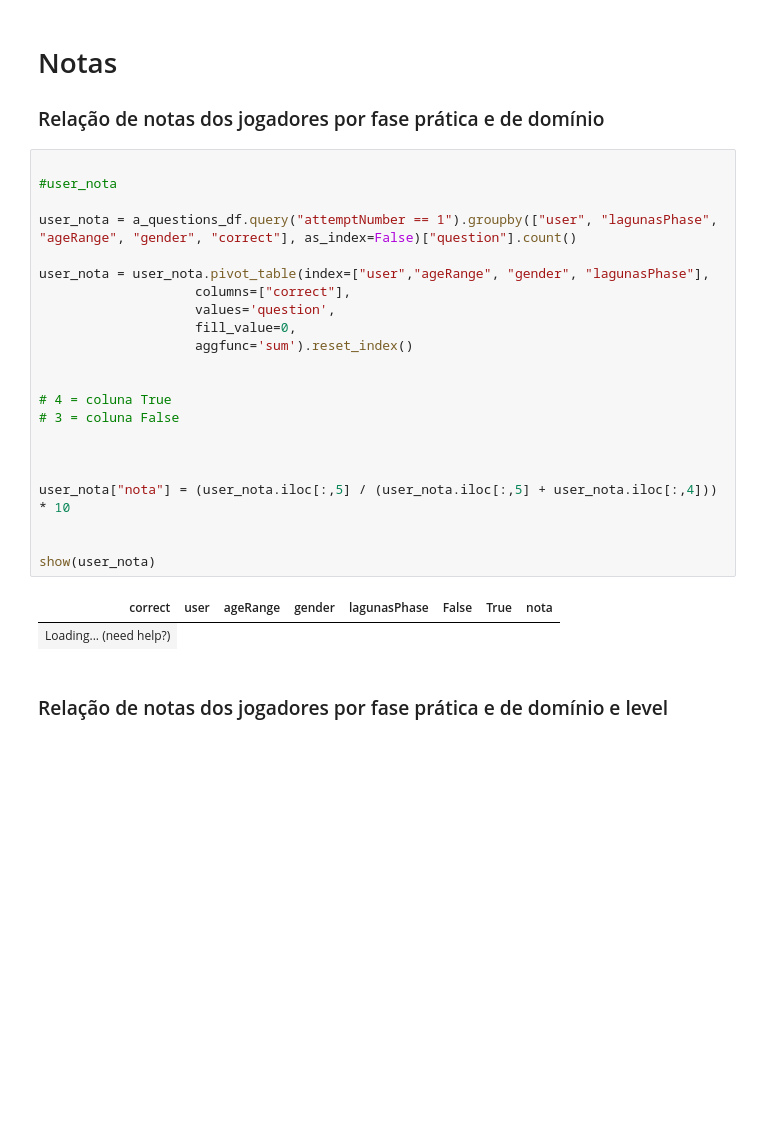
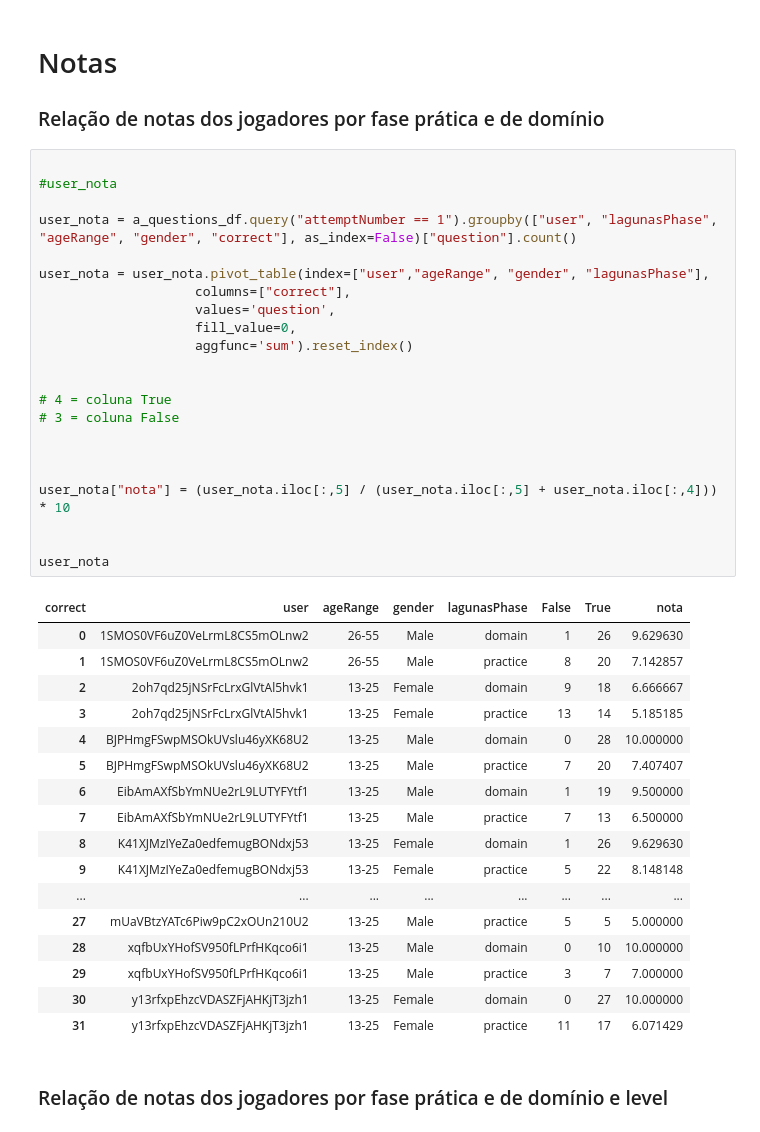
Before and after one commit to caiohsfar/tcc-analysis, a Jupyter notebook: tcc.ipynb, the cells around one changed output. Saved outputs shown, nothing was run; the diff lists cells and outputs as text; blank space fills up the shorter version.

```diff
--- a/tcc.ipynb
+++ b/tcc.ipynb
@@ -66,28 +76,43 @@ show(users_df)
 # %%
 
 #user_nota
 
 user_nota = a_questions_df.query("attemptNumber == 1").groupby(["user", "lagunasPhase", "ageRange", "gender", "correct"], as_index=False)["question"].count()
 
 user_nota = user_nota.pivot_table(index=["user","ageRange", "gender", "lagunasPhase"],
                     columns=["correct"],
                     values='question',
                     fill_value=0,
                     aggfunc='sum').reset_index()
 
 
 # 4 = coluna True
 # 3 = coluna False
 
 
 
 user_nota["nota"] = (user_nota.iloc[:,5] / (user_nota.iloc[:,5] + user_nota.iloc[:,4])) * 10
 
 
-show(user_nota)
+user_nota
 # %% [output]
 | correct | user | ageRange | gender | lagunasPhase | False | True | nota |
-| Loading... (need help?) |
+| 0 | 1SMOS0VF6uZ0VeLrmL8CS5mOLnw2 | 26-55 | Male | domain | 1 | 26 | 9.629630 |
+| 1 | 1SMOS0VF6uZ0VeLrmL8CS5mOLnw2 | 26-55 | Male | practice | 8 | 20 | 7.142857 |
+| 2 | 2oh7qd25jNSrFcLrxGlVtAl5hvk1 | 13-25 | Female | domain | 9 | 18 | 6.666667 |
+| 3 | 2oh7qd25jNSrFcLrxGlVtAl5hvk1 | 13-25 | Female | practice | 13 | 14 | 5.185185 |
+| 4 | BJPHmgFSwpMSOkUVslu46yXK68U2 | 13-25 | Male | domain | 0 | 28 | 10.000000 |
+| 5 | BJPHmgFSwpMSOkUVslu46yXK68U2 | 13-25 | Male | practice | 7 | 20 | 7.407407 |
+| 6 | EibAmAXfSbYmNUe2rL9LUTYFYtf1 | 13-25 | Male | domain | 1 | 19 | 9.500000 |
+| 7 | EibAmAXfSbYmNUe2rL9LUTYFYtf1 | 13-25 | Male | practice | 7 | 13 | 6.500000 |
+| 8 | K41XJMzIYeZa0edfemugBONdxj53 | 13-25 | Female | domain | 1 | 26 | 9.629630 |
+| 9 | K41XJMzIYeZa0edfemugBONdxj53 | 13-25 | Female | practice | 5 | 22 | 8.148148 |
+| ... | ... | ... | ... | ... | ... | ... | ... |
+| 27 | mUaVBtzYATc6Piw9pC2xOUn210U2 | 13-25 | Male | practice | 5 | 5 | 5.000000 |
+| 28 | xqfbUxYHofSV950fLPrfHKqco6i1 | 13-25 | Male | domain | 0 | 10 | 10.000000 |
+| 29 | xqfbUxYHofSV950fLPrfHKqco6i1 | 13-25 | Male | practice | 3 | 7 | 7.000000 |
+| 30 | y13rfxpEhzcVDASZFjAHKjT3jzh1 | 13-25 | Female | domain | 0 | 27 | 10.000000 |
+| 31 | y13rfxpEhzcVDASZFjAHKjT3jzh1 | 13-25 | Female | practice | 11 | 17 | 6.071429 |
 # %% [markdown]
 ### Relação de notas dos jogadores por fase prática e de domínio e level
 # %%
```
Also changed, not shown: parts of 17 cells of this notebook.
